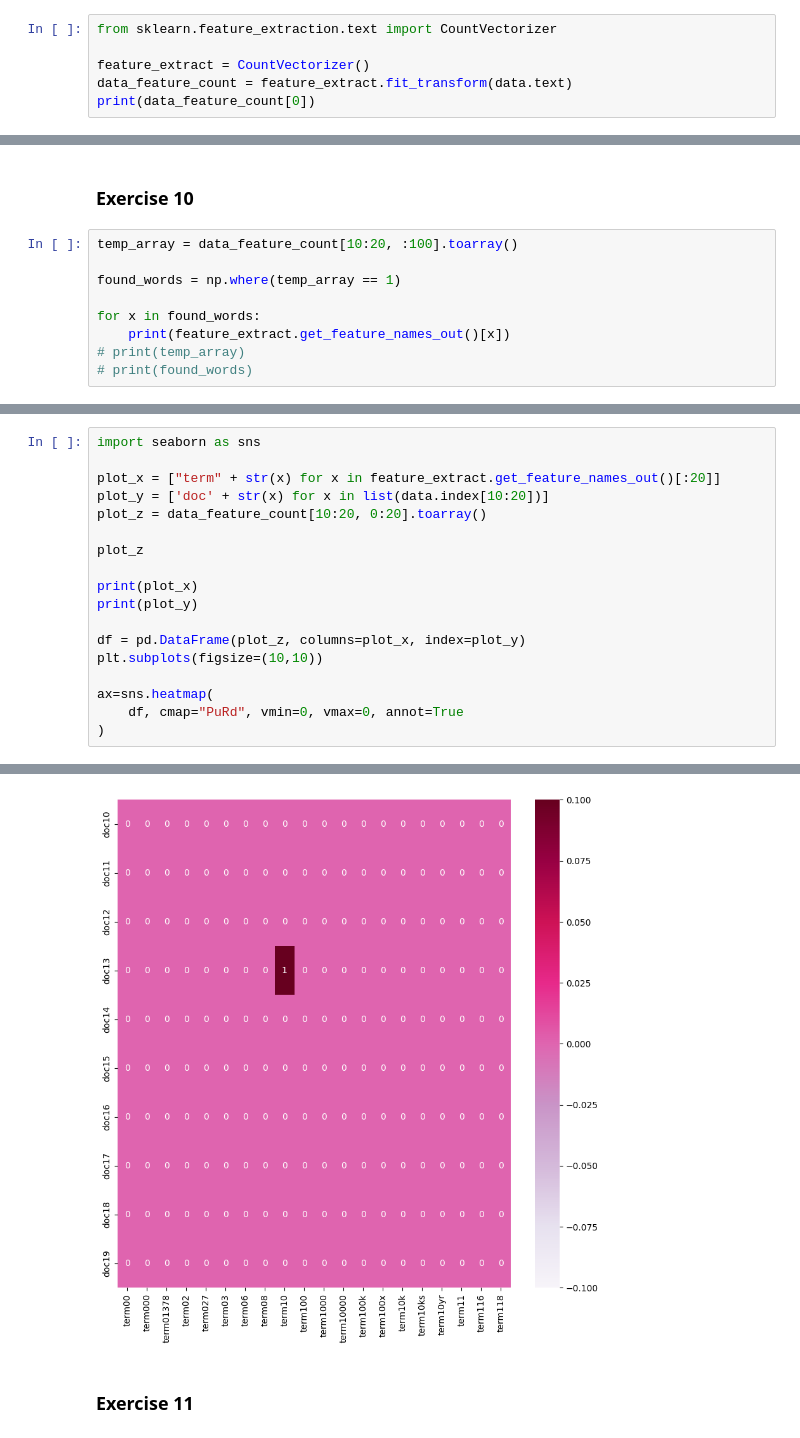
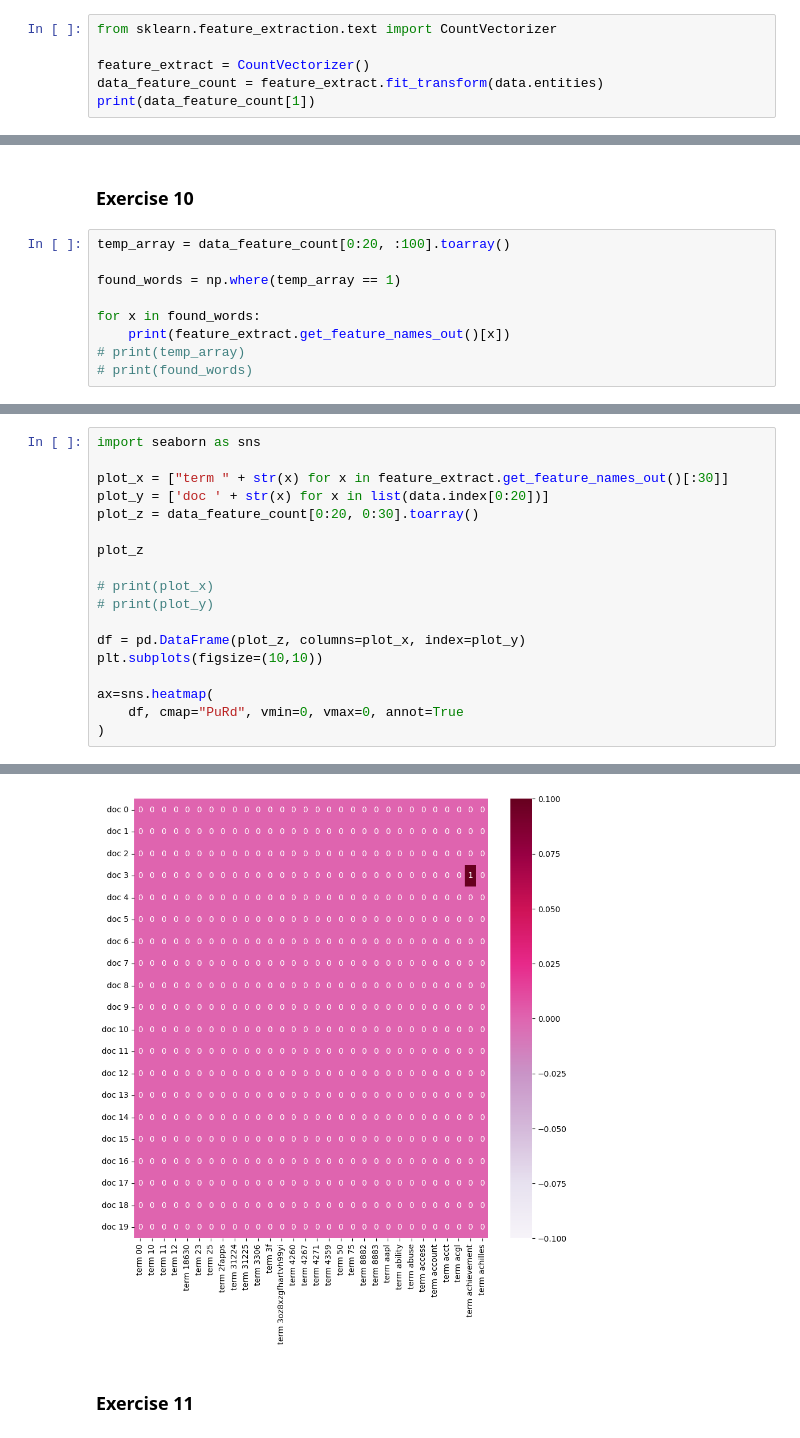
Before and after one commit to Osiris181/DM2025-Lab1-Exercise, a Jupyter notebook: DM2025-Lab1-Homework.ipynb, the cells around one changed output, grey strips where cells are left out. Saved outputs shown, nothing was run; the diff lists cells and outputs as text.

Commit message:
Fix feature extract data and output

```diff
--- a/DM2025-Lab1-Homework.ipynb
+++ b/DM2025-Lab1-Homework.ipynb
@@ -449,6 +453,6 @@ Name: unigrams, dtype: object
 from sklearn.feature_extraction.text import CountVectorizer
 
 feature_extract = CountVectorizer()
-data_feature_count = feature_extract.fit_transform(data.text)
-print(data_feature_count[0])
+data_feature_count = feature_extract.fit_transform(data.entities)
+print(data_feature_count[1])
 # %% [output]
@@ -510,7 +504,7 @@ array([[0, 0, 0, 0, 0, 0, 0, 0, 0, 0, 0, 0, 0, 0, 0, 0, 0, 0, 0, 0, 0, 0,
 # %% [markdown]
 ### Exercise 10
 # %%
-temp_array = data_feature_count[10:20, :100].toarray()
+temp_array = data_feature_count[0:20, :100].toarray()
 
 found_words = np.where(temp_array == 1)
 
@@ -525,14 +518,14 @@ for x in found_words:
 # %%
 import seaborn as sns
 
-plot_x = ["term" + str(x) for x in feature_extract.get_feature_names_out()[:20]]
-plot_y = ['doc' + str(x) for x in list(data.index[10:20])]
-plot_z = data_feature_count[10:20, 0:20].toarray()
+plot_x = ["term " + str(x) for x in feature_extract.get_feature_names_out()[:30]]
+plot_y = ['doc ' + str(x) for x in list(data.index[0:20])]
+plot_z = data_feature_count[0:20, 0:30].toarray()
 
 plot_z
 
-print(plot_x)
-print(plot_y)
+# print(plot_x)
+# print(plot_y)
 
 df = pd.DataFrame(plot_z, columns=plot_x, index=plot_y)
 plt.subplots(figsize=(10,10))
@@ -546,4 +537,4 @@ ax=sns.heatmap(
-[figure, old version]
+[figure, new version]
 # %% [markdown]
 ### Exercise 11
 # %%
```
Also changed, not shown: parts of 17 cells of this notebook.
